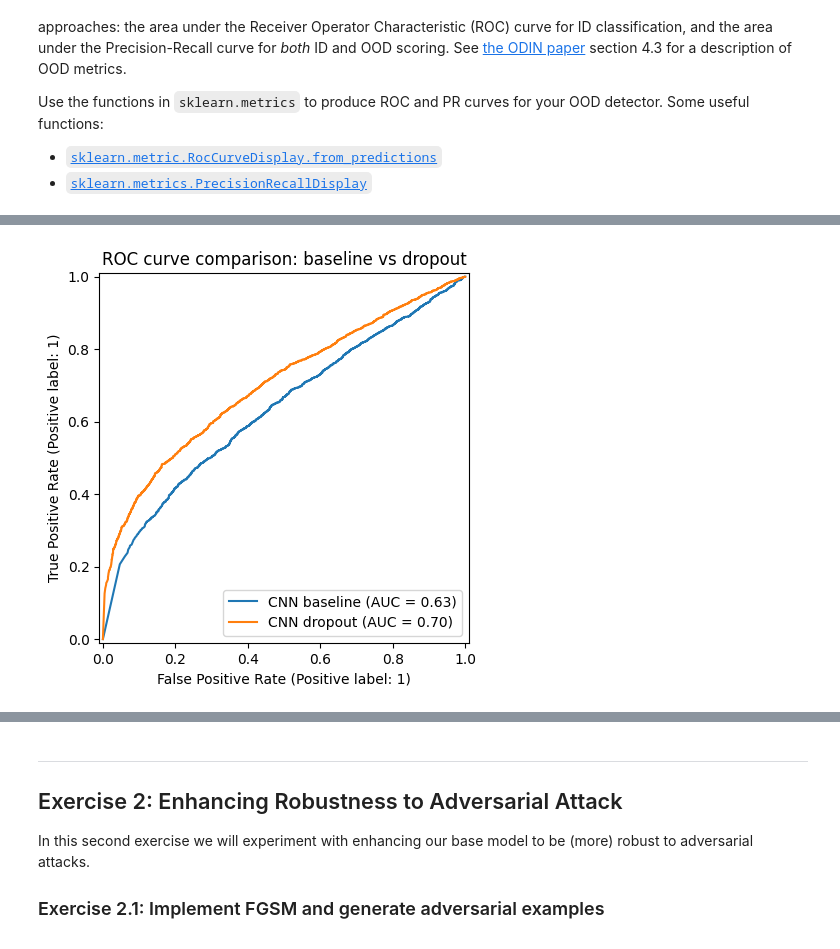
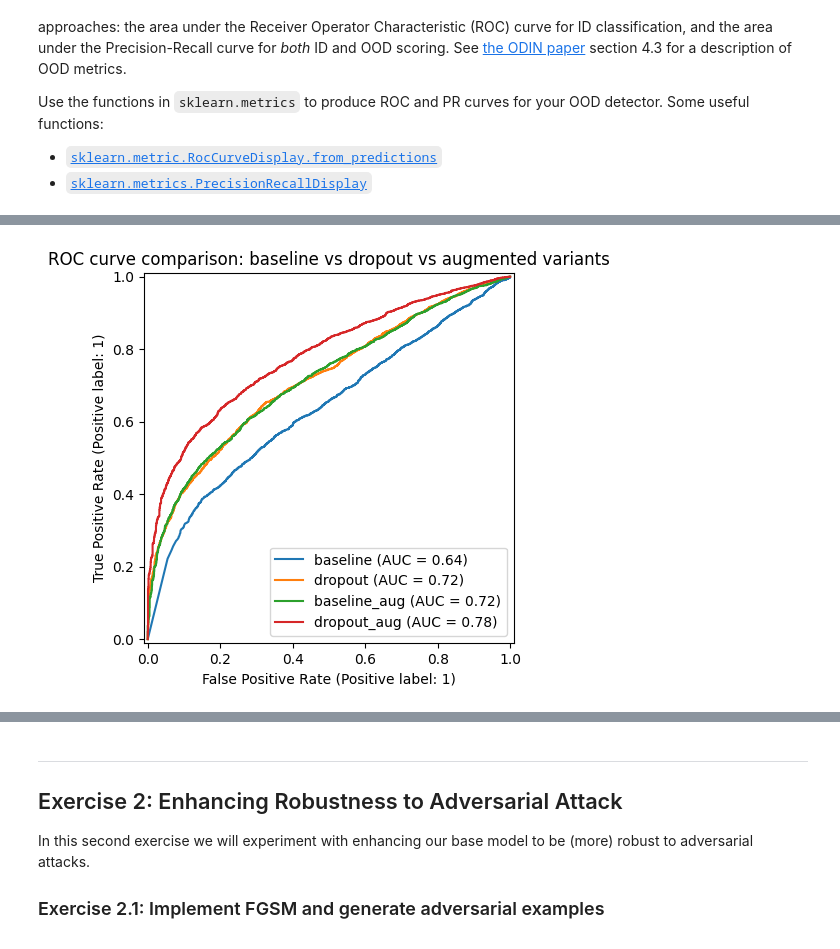
Before and after one commit to Eros-Pinzani/DLA_Projects, a Jupyter notebook: Lab04_DLA/DLA-Lab4.ipynb, the cells around one changed output, grey strips where cells are left out. Cells and saved outputs as stored; diff of their text form; code cells hidden in the pictures.

Commit message:
Added data augmentation pipeline

```diff
--- a/Lab04_DLA/DLA-Lab4.ipynb
+++ b/Lab04_DLA/DLA-Lab4.ipynb
@@ -106,7 +128,7 @@ ID train: 45000, ID val: 5000, ID test: 10000
 # ship, truck -- i.e. only vehicles and animals). We deliberately avoid all
 # CIFAR-100 animal/vehicle classes and pick from clearly unrelated categories
 # (flowers, food containers, man-made outdoor structures).
-cifar100_full = torchvision.datasets.CIFAR100(root="./data", train=False, download=True, transform=transform)
+cifar100_full = torchvision.datasets.CIFAR100(root="./data", train=False, download=True, transform=eval_transform)
 
 FAR_OOD_CLASSES = [
     "orchid", "poppy", "rose", "sunflower", "tulip",          # flowers
@@ -252,0 +204,4 @@ OOD scores -- mean: 0.9029, std: 0.1497
+# %%
+# --- 5. Original (no augmentation) ---
+cnn_baseline = get_model(id_train_loader_plain, dropout=False, checkpoint_path="checkpoints/cnn_baseline.pth")
+cnn_dropout = get_model(id_train_loader_plain, dropout=True, checkpoint_path="checkpoints/cnn_dropout.pth")
@@ -252,0 +221,4 @@ OOD scores -- mean: 0.9029, std: 0.1497
+# %%
+# --- 5bis. Augmented variants ---
+cnn_baseline_aug = get_model(id_train_loader_aug, dropout=False, checkpoint_path="checkpoints/cnn_baseline_aug.pth", epochs=100)
+cnn_dropout_aug = get_model(id_train_loader_aug, dropout=True, checkpoint_path="checkpoints/cnn_dropout_aug.pth", epochs=100)
@@ -300,5 +352,6 @@ def evaluate_ood_detection(id_scores, ood_scores, label=""):
     plt.show()
 
 
-evaluate_ood_detection(id_scores, ood_scores, label="CNN baseline, max_softmax")
+for name, (id_scores, ood_scores) in scores.items():
+    evaluate_ood_detection(id_scores, ood_scores, label=f"CNN {name}, max_softmax")
 # %% [output]
@@ -341,20 +371,14 @@ OOD scores (dropout model) -- mean: 0.7773, std: 0.2092
 # %%
-# --- Direct comparison: both models on the same ROC axes ---
+# --- Direct comparison: all four models on the same ROC axes ---
 fig, ax = plt.subplots()
-RocCurveDisplay.from_predictions(
-    np.concatenate([np.ones(len(id_scores)), np.zeros(len(ood_scores))]),
-    np.concatenate([id_scores.cpu().numpy(), ood_scores.cpu().numpy()]),
-    name="CNN baseline", ax=ax,
-)
-RocCurveDisplay.from_predictions(
-    np.concatenate([np.ones(len(id_scores_dropout)), np.zeros(len(ood_scores_dropout))]),
-    np.concatenate([id_scores_dropout.cpu().numpy(), ood_scores_dropout.cpu().numpy()]),
-    name="CNN dropout", ax=ax,
-)
-plt.title("ROC curve comparison: baseline vs dropout")
+for name, (id_scores, ood_scores) in scores.items():
+    y_true = np.concatenate([np.ones(len(id_scores)), np.zeros(len(ood_scores))])
+    y_score = np.concatenate([id_scores.cpu().numpy(), ood_scores.cpu().numpy()])
+    RocCurveDisplay.from_predictions(y_true, y_score, name=name, ax=ax)
+plt.title("ROC curve comparison: baseline vs dropout vs augmented variants")
 plt.show()
 # %% [output]
-[figure, old version]
+[figure, new version]
 # %% [markdown]
 ## Considerations
 
```
Also changed, not shown: parts of 10 cells of this notebook, 8 other files.
